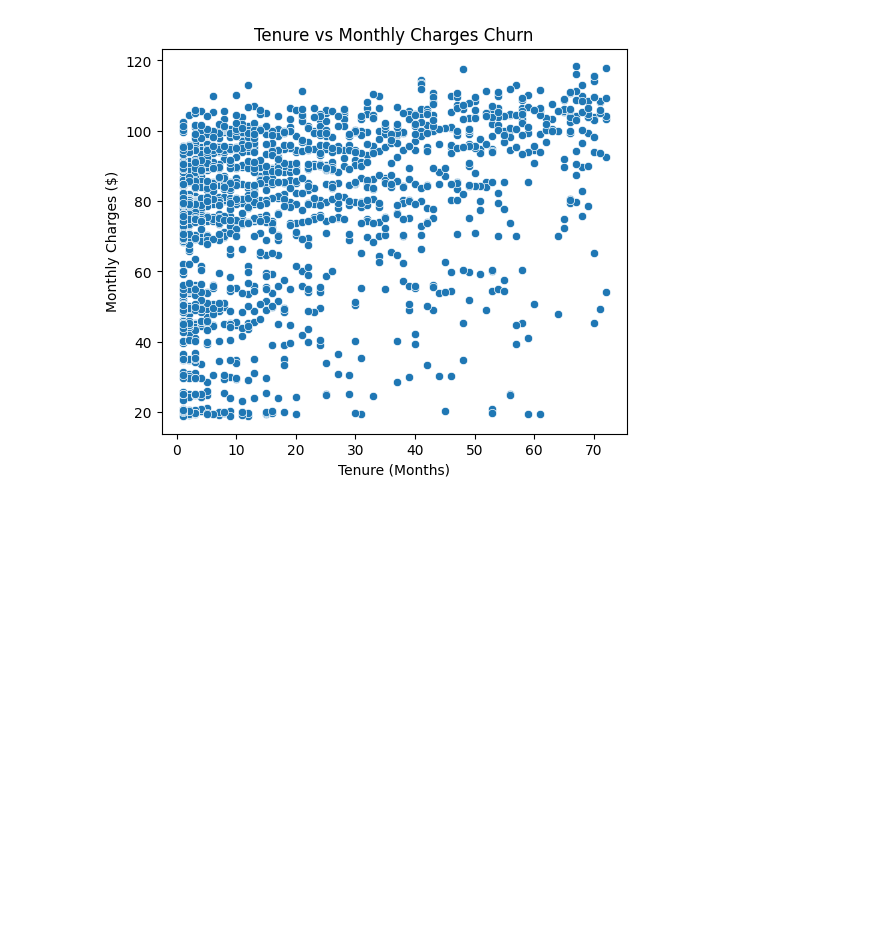
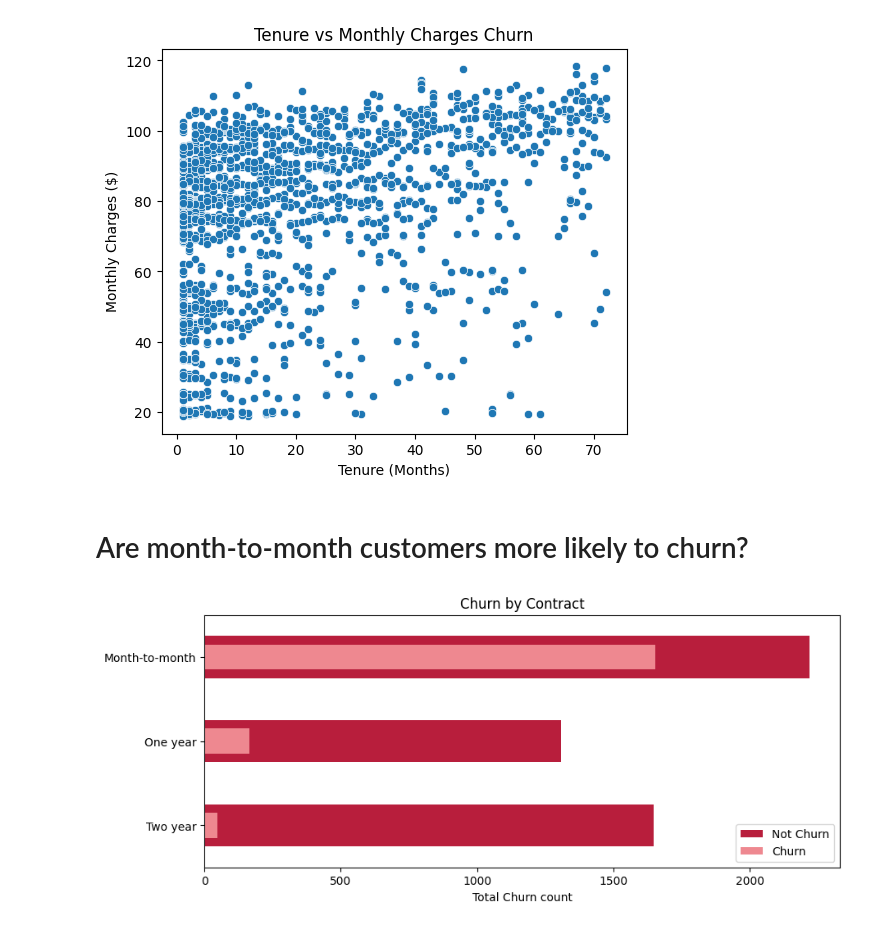
Before and after one commit to neel-dev-2000/Telco-Customer-Churn, a Jupyter notebook: Notebook/Churn.ipynb, the cells around one changed output. Cells and saved outputs as stored; diff of their text form; code cells hidden in the pictures; blank space fills up the shorter version.

```diff
--- a/Notebook/Churn.ipynb
+++ b/Notebook/Churn.ipynb
@@ -250,3 +276,18 @@ plt.ylabel("Monthly Charges ($)")
 plt.show()
 # %% [output]
 [figure]
+# %% [markdown]
+# Are month-to-month customers more likely to churn?
+# %%
+plt.figure(figsize=(10,4))
+churned=df[df['Churn']==1]
+not_churned=df[df['Churn']==0]
+# #D2042D , #FF7782
+sns.countplot(data=not_churned,y='Contract',color='#D2042D',label="Not Churn",width=0.5)
+sns.countplot(data=churned,y='Contract',color='#FF7782',label="Churn",width=0.3)
+plt.title('Churn by Contract')
+plt.xlabel('Total Churn count')
+plt.ylabel('')
+plt.show()
+# %% [output]
+[figure, added]
```
Also changed, not shown: parts of 11 cells of this notebook, 1 other file.
